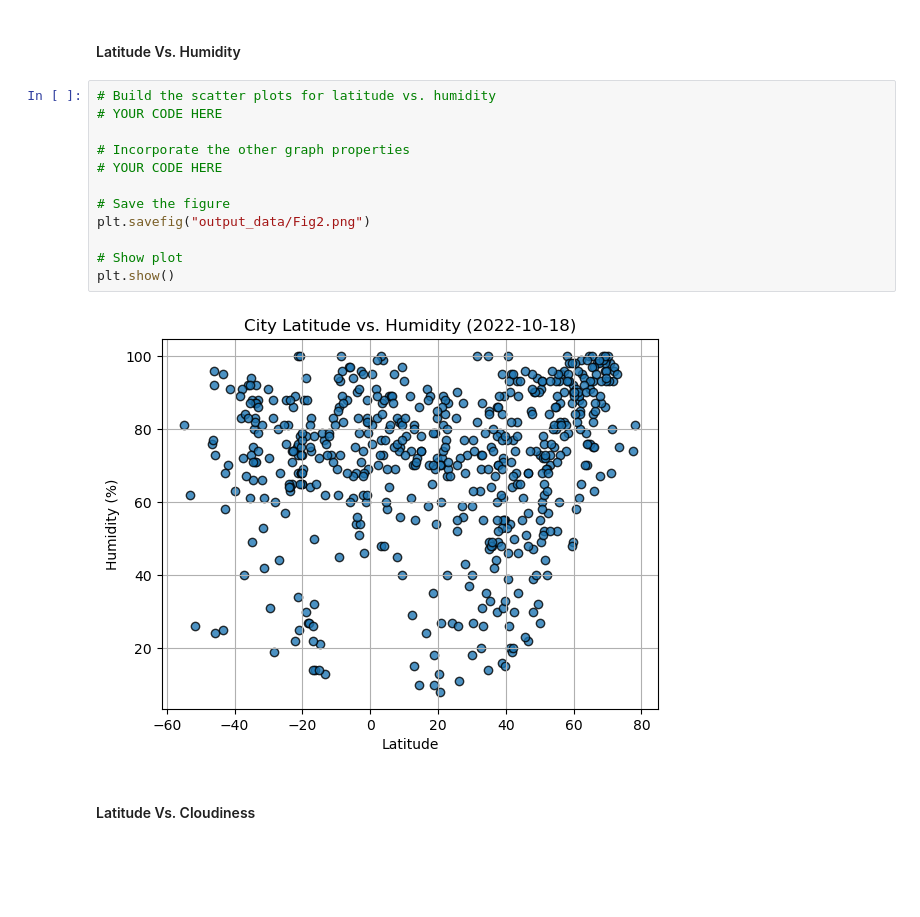
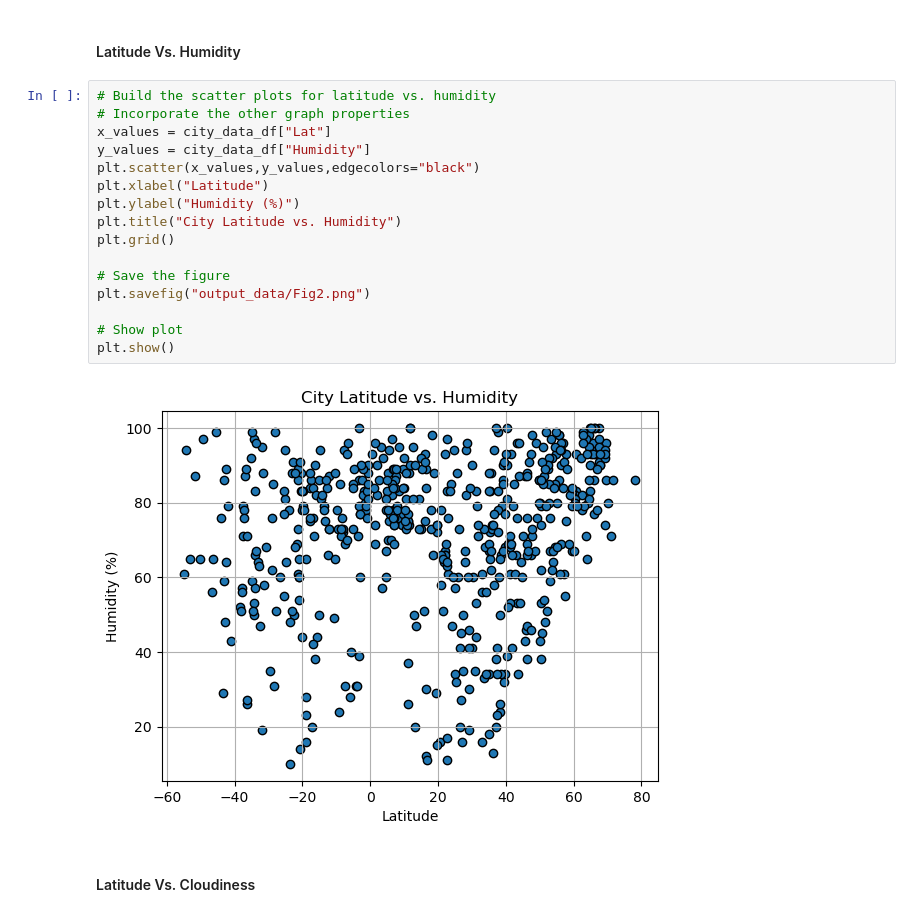
Before and after one commit to raniljoshua/Module-6-Challenge_python-api-challenge, a Jupyter notebook: WeatherPy/WeatherPy.ipynb, the cells around one changed output. Saved outputs shown, nothing was run; the diff lists cells and outputs as text; blank space fills up the shorter version.

```diff
--- a/WeatherPy/WeatherPy.ipynb
+++ b/WeatherPy/WeatherPy.ipynb
@@ -223,17 +253,21 @@ plt.show()
 #### Latitude Vs. Humidity
 # %%
 # Build the scatter plots for latitude vs. humidity
-# YOUR CODE HERE
-
 # Incorporate the other graph properties
-# YOUR CODE HERE
+x_values = city_data_df["Lat"]
+y_values = city_data_df["Humidity"]
+plt.scatter(x_values,y_values,edgecolors="black")
+plt.xlabel("Latitude")
+plt.ylabel("Humidity (%)")
+plt.title("City Latitude vs. Humidity")
+plt.grid()
 
 # Save the figure
 plt.savefig("output_data/Fig2.png")
 
 # Show plot
 plt.show()
 # %% [output]
-[figure, old version]
+[figure, new version]
 # %% [markdown]
 #### Latitude Vs. Cloudiness
```
Also changed, not shown: parts of 31 cells of this notebook, 5 other files.
